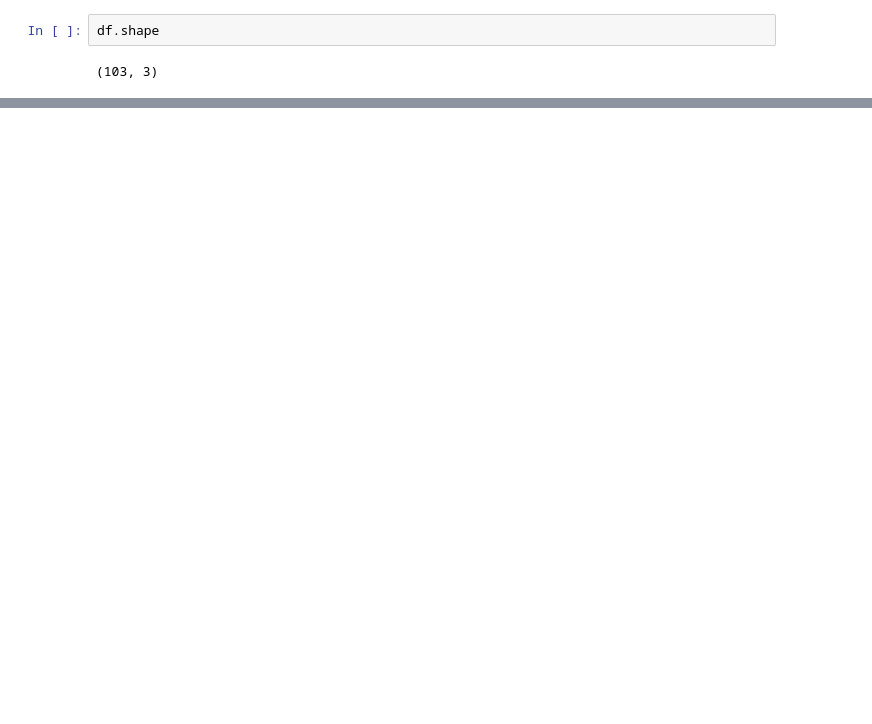
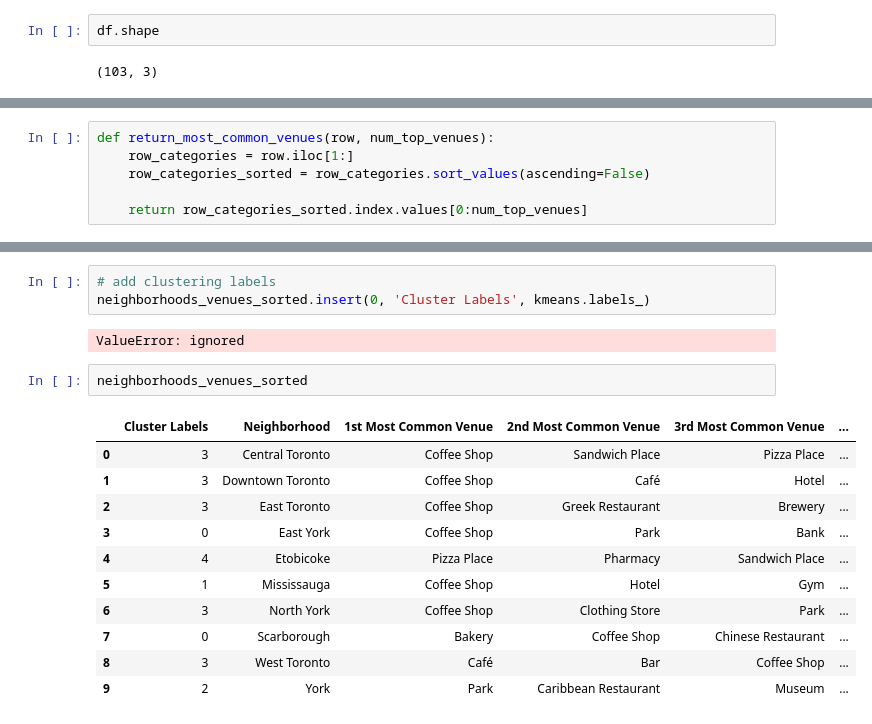
Before and after one commit to apetuhova/Coursera-Capstone, a Jupyter notebook: Toronto_segmentation.ipynb, the cells around one changed output, grey strips where cells are left out. Drawn from its saved outputs; the diff is of its cells as text; blank space fills up the shorter version.

```diff
--- a/Toronto_segmentation.ipynb
+++ b/Toronto_segmentation.ipynb
@@ -142,0 +445,6 @@ df.shape
+# %%
+def return_most_common_venues(row, num_top_venues):
+    row_categories = row.iloc[1:]
+    row_categories_sorted = row_categories.sort_values(ascending=False)
+
+    return row_categories_sorted.index.values[0:num_top_venues]
@@ -142,0 +493,19 @@ df.shape
+# %%
+# add clustering labels
+neighborhoods_venues_sorted.insert(0, 'Cluster Labels', kmeans.labels_)
+# %% [output]
+ValueError: ignored
+# %%
+neighborhoods_venues_sorted
+# %% [output]
+|  | Cluster Labels | Neighborhood | 1st Most Common Venue | 2nd Most Common Venue | 3rd Most Common Venue | ... |
+| 0 | 3 | Central Toronto | Coffee Shop | Sandwich Place | Pizza Place | ... |
+| 1 | 3 | Downtown Toronto | Coffee Shop | Café | Hotel | ... |
+| 2 | 3 | East Toronto | Coffee Shop | Greek Restaurant | Brewery | ... |
+| 3 | 0 | East York | Coffee Shop | Park | Bank | ... |
+| 4 | 4 | Etobicoke | Pizza Place | Pharmacy | Sandwich Place | ... |
+| 5 | 1 | Mississauga | Coffee Shop | Hotel | Gym | ... |
+| 6 | 3 | North York | Coffee Shop | Clothing Store | Park | ... |
+| 7 | 0 | Scarborough | Bakery | Coffee Shop | Chinese Restaurant | ... |
+| 8 | 3 | West Toronto | Café | Bar | Coffee Shop | ... |
+| 9 | 2 | York | Park | Caribbean Restaurant | Museum | ... |
```
Also changed, not shown: parts of 30 cells of this notebook.
